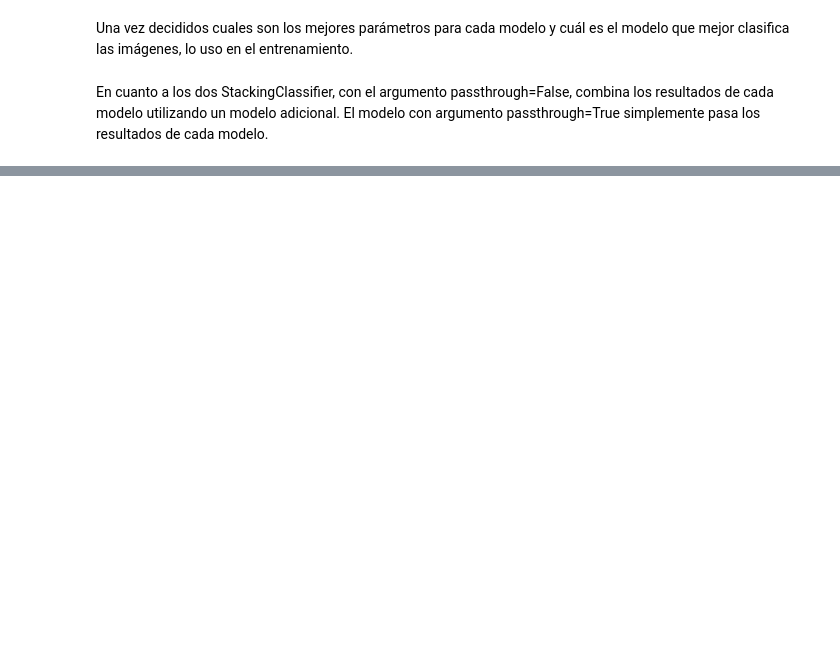
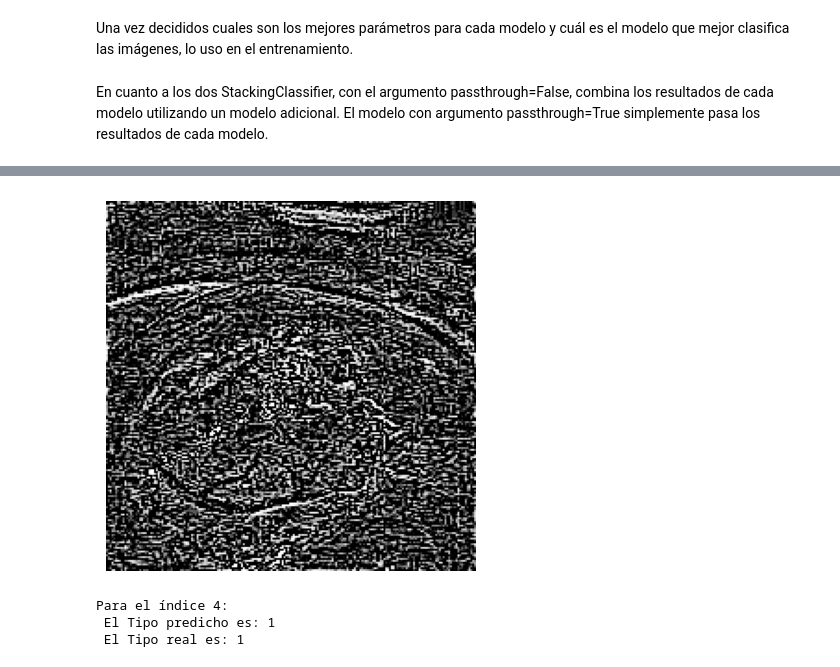
Before and after one commit to PortfolioJavierGil/Cervical-Cancer-Screening, a Jupyter notebook: Proyecto.ipynb, the cells around one changed output, grey strips where cells are left out. Saved outputs shown, nothing was run; the diff lists cells and outputs as text; code cells hidden in the pictures; blank space fills up the shorter version.

```diff
--- a/Proyecto.ipynb
+++ b/Proyecto.ipynb
@@ -513,3 +699,13 @@ Please also refer to the documentation for alternative solver options:
+# %%
+plt.imshow(x_data[sample.index[2]], "gray"), plt.axis("off")
+plt.show()
+
+print("Para el índice {}: \n El Tipo predicho es: {} \n El Tipo real es: {}".format(sample.index[2], sample_predict[2], y_st[sample.index[2]]))
+# %% [output]
+[figure, added]
+Para el índice 4:
+ El Tipo predicho es: 1
+ El Tipo real es: 1
 # %% [markdown]
 ###
 <hr>
```
Also changed, not shown: parts of 39 cells of this notebook.
